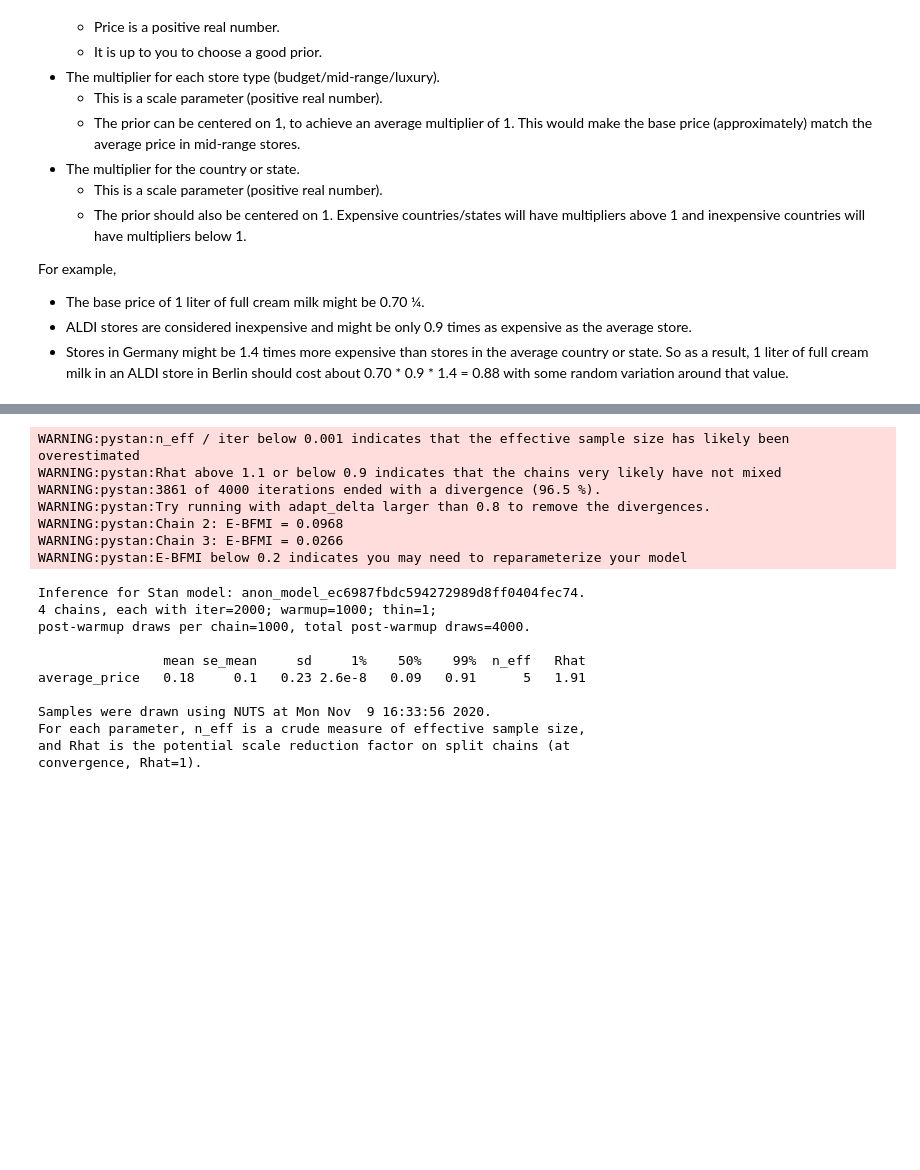
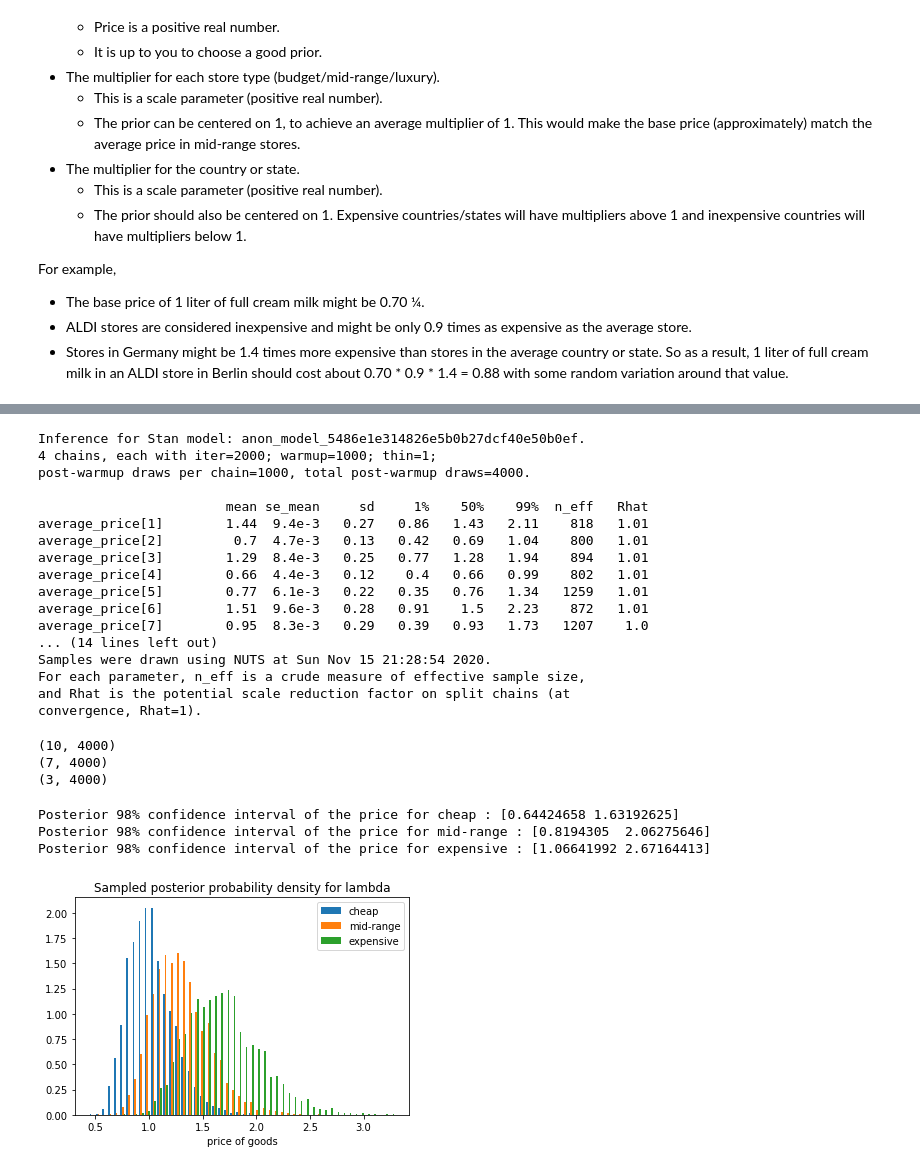
Before and after one commit to katjadellalibera/CS146, a Jupyter notebook: LBA/CS146-LBA.ipynb, the cells around one changed output, grey strips where cells are left out. Drawn from its saved outputs; the diff is of its cells as text; code cells hidden in the pictures; blank space fills up the shorter version.

```diff
--- a/LBA/CS146-LBA.ipynb
+++ b/LBA/CS146-LBA.ipynb
@@ -273,22 +289,53 @@ INFO:pystan:COMPILING THE C++ CODE FOR MODEL anon_model_ec6987fbdc594272989d8ff0
 # %%
-stan_results = stan_model.sampling(data=stan_data['bananas'])
-print(stan_results.stansummary(pars=['average_price'], probs=[0.01, 0.5, 0.99]))
+stan_results = stan_model.sampling(data=stan_data)
+print(stan_results.stansummary(pars=['average_price','brand_multiplier','country_multiplier'], probs=[0.01, 0.5, 0.99]))
 # %% [output]
-WARNING:pystan:n_eff / iter below 0.001 indicates that the effective sample size has likely been overestimated
-WARNING:pystan:Rhat above 1.1 or below 0.9 indicates that the chains very likely have not mixed
-WARNING:pystan:3861 of 4000 iterations ended with a divergence (96.5 %).
-WARNING:pystan:Try running with adapt_delta larger than 0.8 to remove the divergences.
-WARNING:pystan:Chain 2: E-BFMI = 0.0968
-WARNING:pystan:Chain 3: E-BFMI = 0.0266
-WARNING:pystan:E-BFMI below 0.2 indicates you may need to reparameterize your model
+Inference for Stan model: anon_model_5486e1e314826e5b0b27dcf40e50b0ef.
+4 chains, each with iter=2000; warmup=1000; thin=1;
+post-warmup draws per chain=1000, total post-warmup draws=4000.
+
+                        mean se_mean     sd     1%    50%    99%  n_eff   Rhat
+average_price[1]        1.44  9.4e-3   0.27   0.86   1.43   2.11    818   1.01
+average_price[2]         0.7  4.7e-3   0.13   0.42   0.69   1.04    800   1.01
+average_price[3]        1.29  8.4e-3   0.25   0.77   1.28   1.94    894   1.01
+average_price[4]        0.66  4.4e-3   0.12    0.4   0.66   0.99    802   1.01
+average_price[5]        0.77  6.1e-3   0.22   0.35   0.76   1.34   1259   1.01
+average_price[6]        1.51  9.6e-3   0.28   0.91    1.5   2.23    872   1.01
+average_price[7]        0.95  8.3e-3   0.29   0.39   0.93   1.73   1207    1.0
+... (14 lines left out)
+Samples were drawn using NUTS at Sun Nov 15 21:28:54 2020.
+For each parameter, n_eff is a crude measure of effective sample size,
+and Rhat is the potential scale reduction factor on split chains (at
+convergence, Rhat=1).
-Inference for Stan model: anon_model_ec6987fbdc594272989d8ff0404fec74.
-4 chains, each with iter=2000; warmup=1000; thin=1;
-post-warmup draws per chain=1000, total post-warmup draws=4000.
-
-                mean se_mean     sd     1%    50%    99%  n_eff   Rhat
-average_price   0.18     0.1   0.23 2.6e-8   0.09   0.91      5   1.91
-
-Samples were drawn using NUTS at Mon Nov  9 16:33:56 2020.
-For each parameter, n_eff is a crude measure of effective sample size,
-and Rhat is the potential scale reduction factor on split chains (at
-convergence, Rhat=1).
+# %%
+samples = stan_results.extract()
+# %%
+# we need to transpose the array to access one product at a time
+price_array = np.transpose(np.array(samples['average_price']))
+print(np.shape(price_array))
+# one country at a time
+country_array = np.transpose(np.array(samples['country_multiplier']))
+print(np.shape(country_array))
+# one store brand index at a time
+brand_array = np.transpose(np.array(samples['brand_multiplier']))
+print(np.shape(brand_array))
+# %% [output]
+(10, 4000)
+(7, 4000)
+(3, 4000)
+# %%
+ratings = ['cheap','mid-range','expensive']
+plt.hist([x for x in brand_array], bins=50, density=True)
+plt.xlabel("price of goods")
+plt.title('Sampled posterior probability density for lambda')
+plt.legend(ratings)
+for n in range(len(brand_array)):
+    print(
+        "Posterior 98% confidence interval of the price for",ratings[n],":",
+        np.percentile(brand_array[n], [1, 99]))
+plt.show()
+# %% [output]
+Posterior 98% confidence interval of the price for cheap : [0.64424658 1.63192625]
+Posterior 98% confidence interval of the price for mid-range : [0.8194305  2.06275646]
+Posterior 98% confidence interval of the price for expensive : [1.06641992 2.67164413]
+[figure, added]
```
Also changed, not shown: parts of 12 cells of this notebook, 1 other file.
